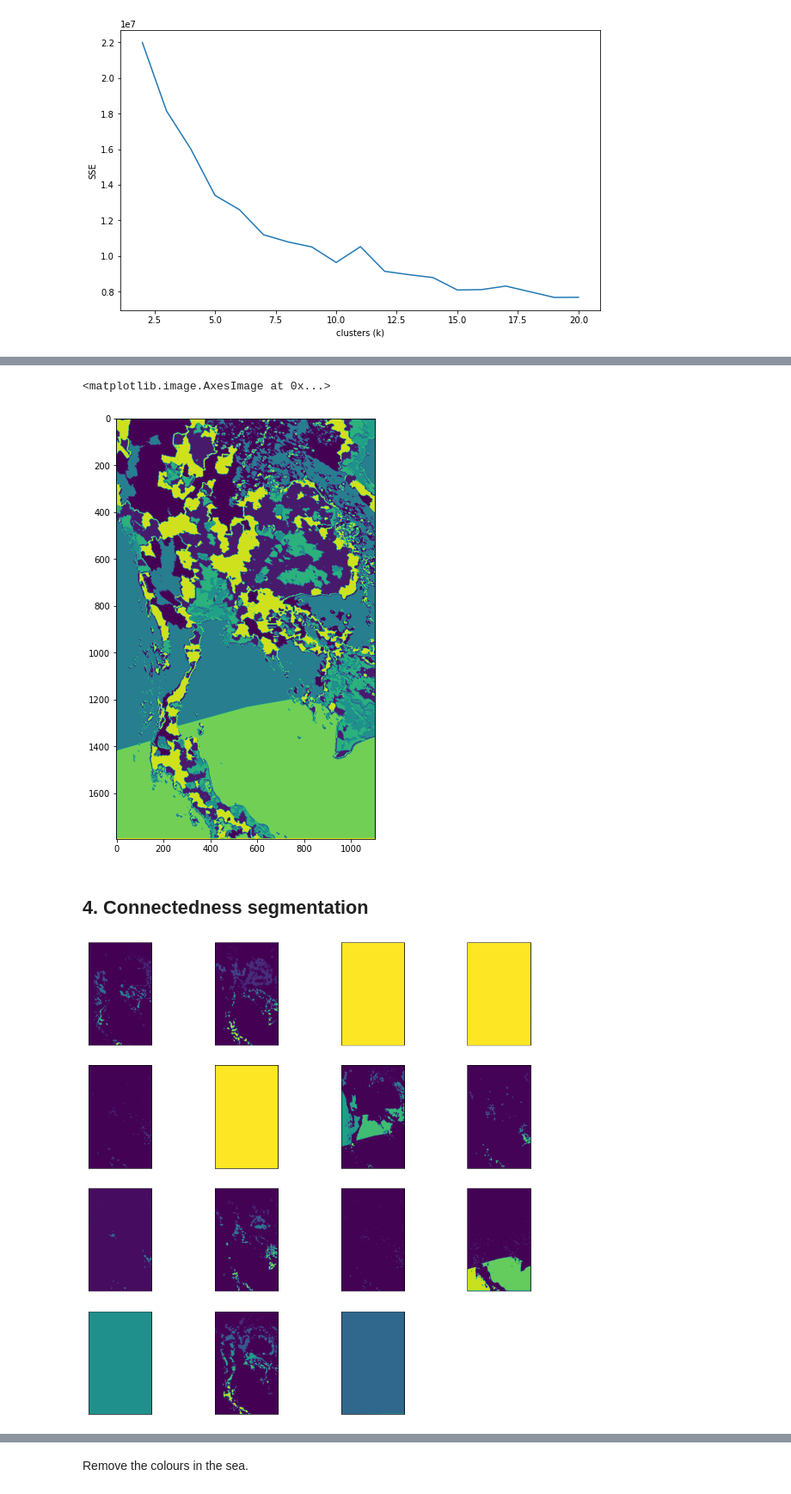
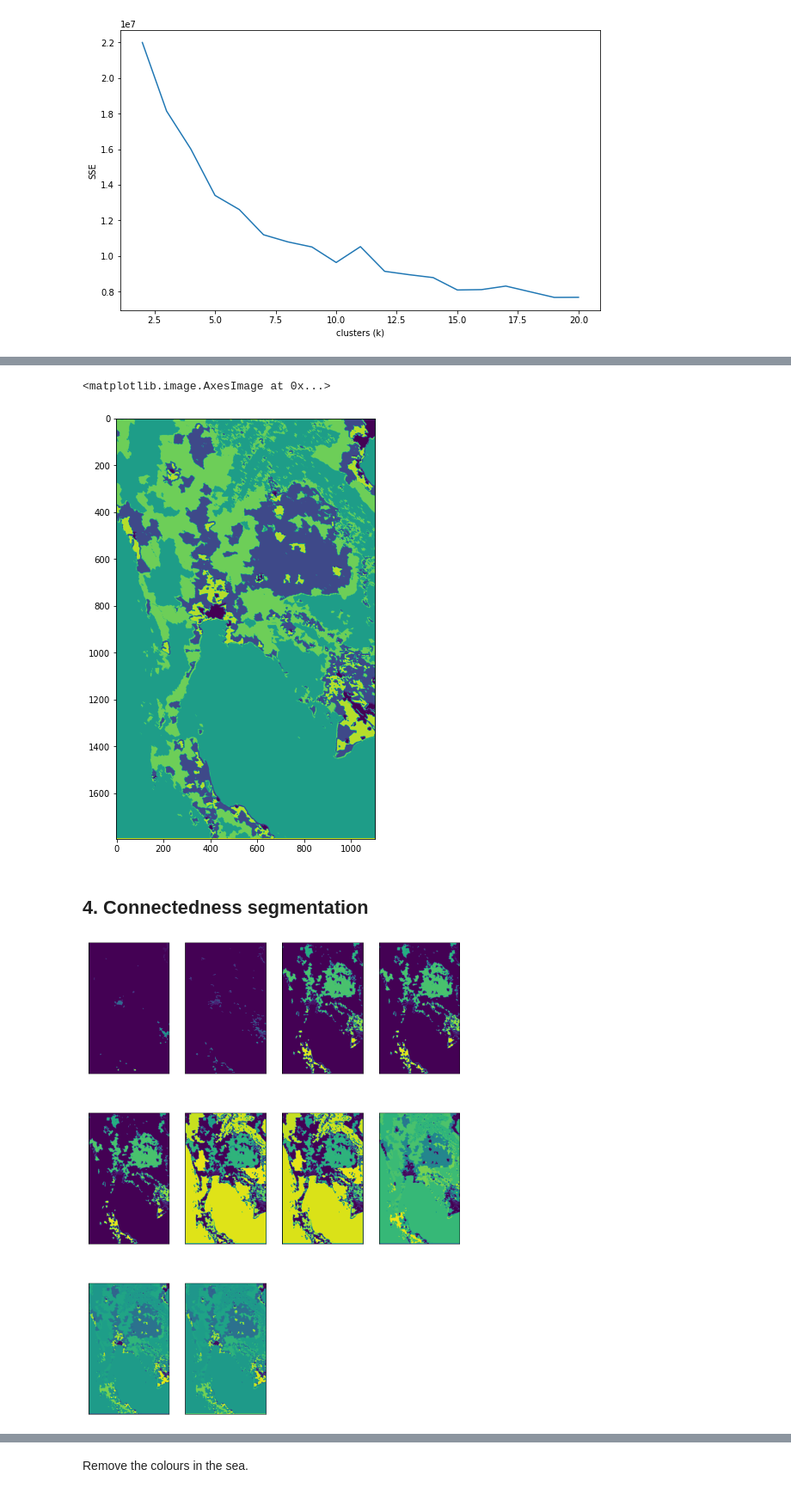
Before and after one commit to olley102/CommunityDetectionURSS, a Jupyter notebook: clustering_image_segmentation.ipynb, the cells around one changed output, grey strips where cells are left out. Shown at 86% size. Cells and saved outputs as stored; diff of their text form; code cells hidden in the pictures.

Commit message:
Fixed image segmentation with DBSCAN

```diff
--- a/clustering_image_segmentation.ipynb
+++ b/clustering_image_segmentation.ipynb
@@ -84,6 +89,6 @@ ax.plot(np.arange(2, 21), sse)
 [<matplotlib.lines.Line2D at 0x...>]
 [figure]
 # %%
-kmeans = KMeans(n_clusters=15, **kmeans_kwargs)
+kmeans = KMeans(n_clusters=10, **kmeans_kwargs)
 kmeans.fit(scaled_features)
 # %% [output]
@@ -101,35 +106,32 @@ ax.imshow(labels)
 # fig.savefig('windowae_cluster_kmeans15')
 # %% [output]
 <matplotlib.image.AxesImage at 0x...>
-[figure, old version]
+[figure, new version]
 # %% [markdown]
 ## 4. Connectedness segmentation
 # %%
-label_pos = [np.array(np.where(labels == i)).T for i in range(15)]
+label_pos = [np.array(np.where(labels == i)).T for i in range(10)]
 # %%
 from sklearn.cluster import DBSCAN
 # %%
-fig = plt.figure(figsize=(16, 16))
+fig = plt.figure(figsize=(12, 16))
 
 dbscan_labels = -np.ones_like(labels)
-label_max = 0
 
-for i in range(15):
-  clustering = DBSCAN(eps=3, min_samples=16).fit(label_pos[i])
+for i in range(10):
+  clustering = DBSCAN(eps=10, min_samples=50).fit(label_pos[i])
+  # clustering = KMeans(n_clusters=50, **kmeans_kwargs).fit(label_pos[i])
   img = np.zeros_like(labels)
-  img[labels==i] = clustering.labels_
+  img[labels==i] = clustering.labels_ + 1
   pos_img = img[img > 0]
-  dbscan_labels[img > 0] += pos_img + label_max + 1
+  dbscan_labels[img > 0] += pos_img + dbscan_labels.max() + 1
 
-  if pos_img.size:
-    label_max += pos_img.max()
-
-  ax = fig.add_subplot(4, 4, i+1)
-  ax.imshow(img)
+  ax = fig.add_subplot(3, 4, i+1)
+  ax.imshow(dbscan_labels)
   ax.xaxis.set_visible(False)
   ax.yaxis.set_visible(False)
 # %% [output]
-[figure, old version]
+[figure, new version]
 # %%
 dbscan_labels.max()
 # %% [output]
```
Also changed, not shown: parts of 18 cells of this notebook.
